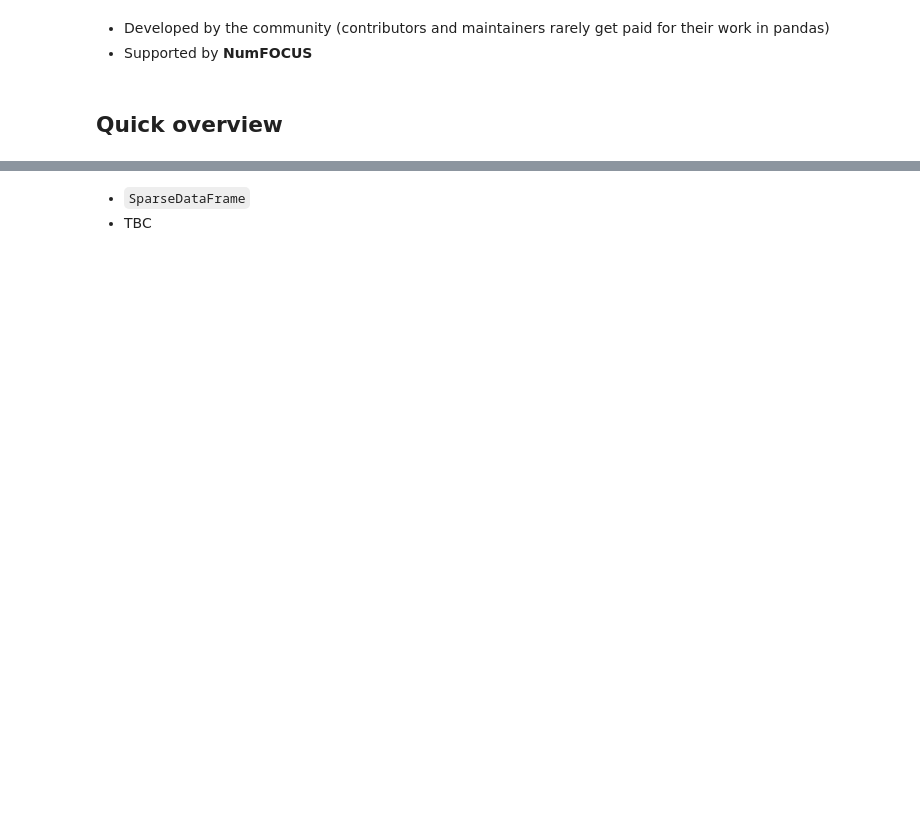
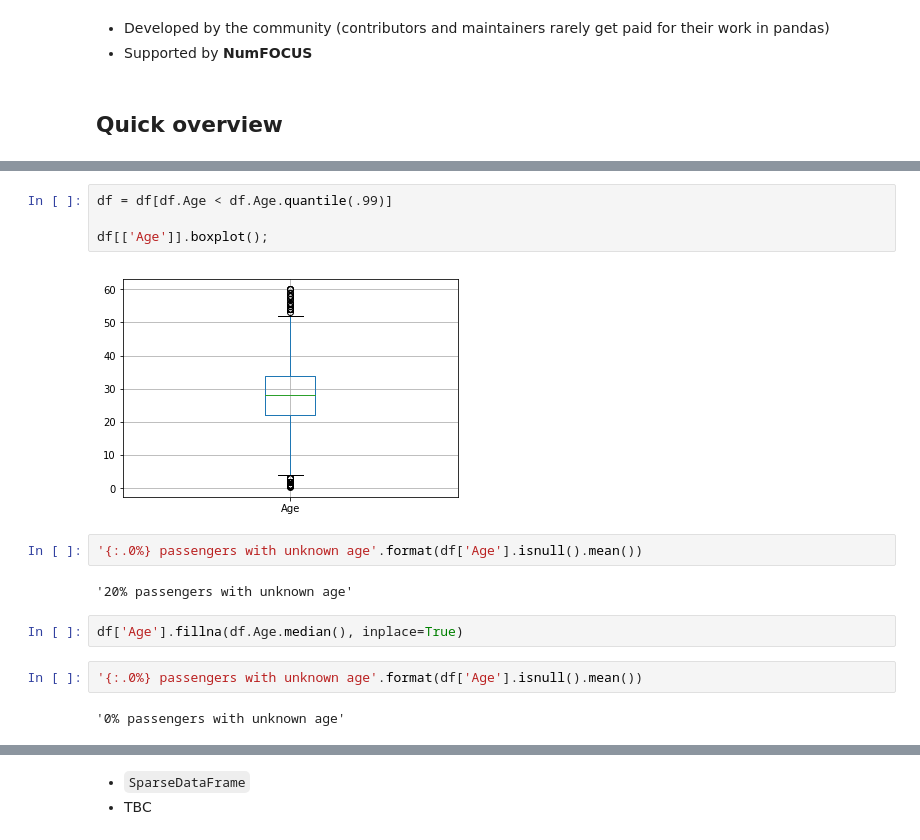
Before and after one commit to JoeZhao84/towards_pandas_1, a Jupyter notebook: Towards pandas 1.0.ipynb, the cells around one changed output, grey strips where cells are left out. Drawn from its saved outputs; the diff is of its cells as text; blank space fills up the shorter version.

Commit message:
Working on the overview and inplace parts

```diff
--- a/Towards pandas 1.0.ipynb
+++ b/Towards pandas 1.0.ipynb
@@ -38,0 +57,16 @@ Marc Garcia - @datapythonista
+# %%
+df = df[df.Age < df.Age.quantile(.99)]
+
+df[['Age']].boxplot();
+# %% [output]
+[figure, added]
+# %%
+'{:.0%} passengers with unknown age'.format(df['Age'].isnull().mean())
+# %% [output]
+'20% passengers with unknown age'
+# %%
+df['Age'].fillna(df.Age.median(), inplace=True)
+# %%
+'{:.0%} passengers with unknown age'.format(df['Age'].isnull().mean())
+# %% [output]
+'0% passengers with unknown age'
```
Also changed, not shown: parts of 26 cells of this notebook, 1 other file.
